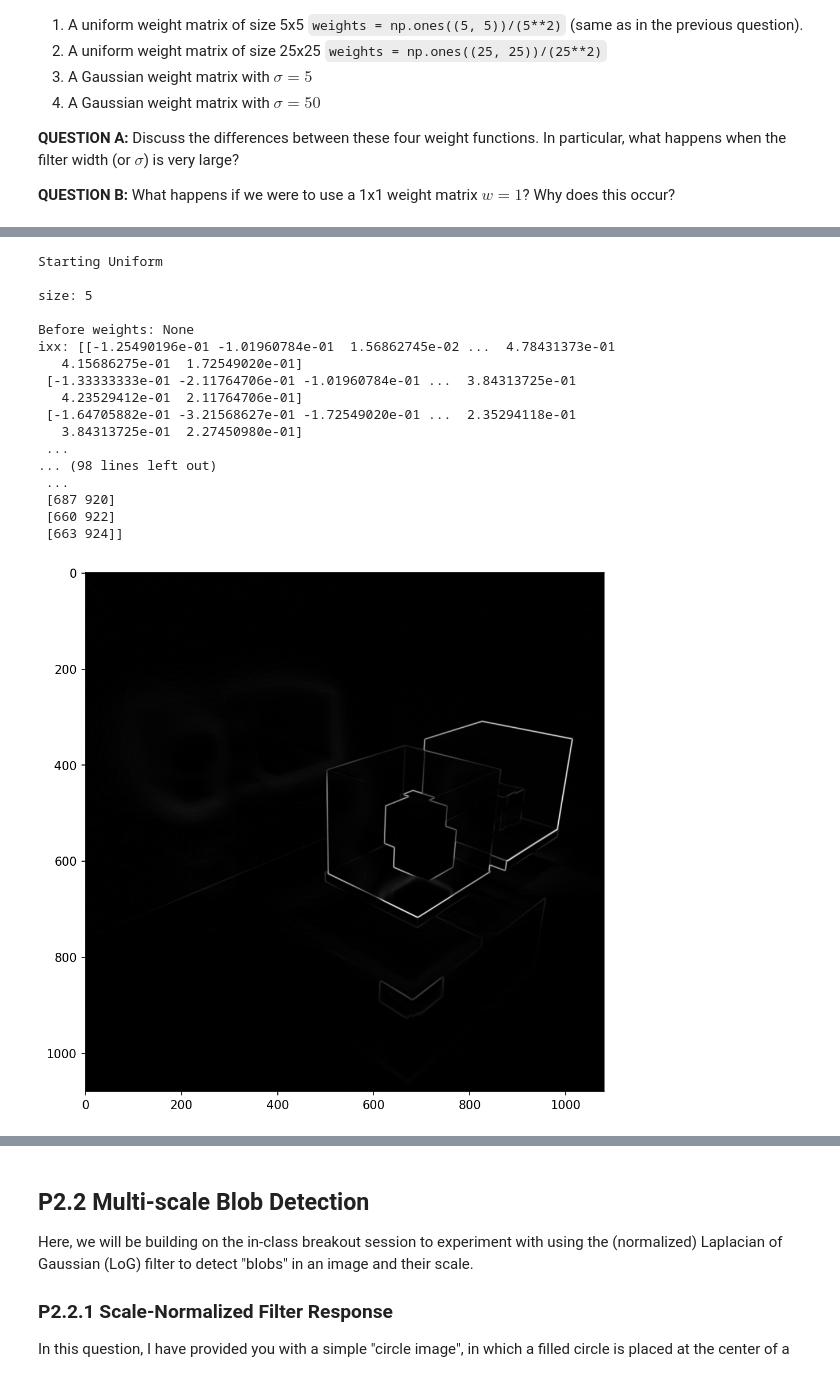
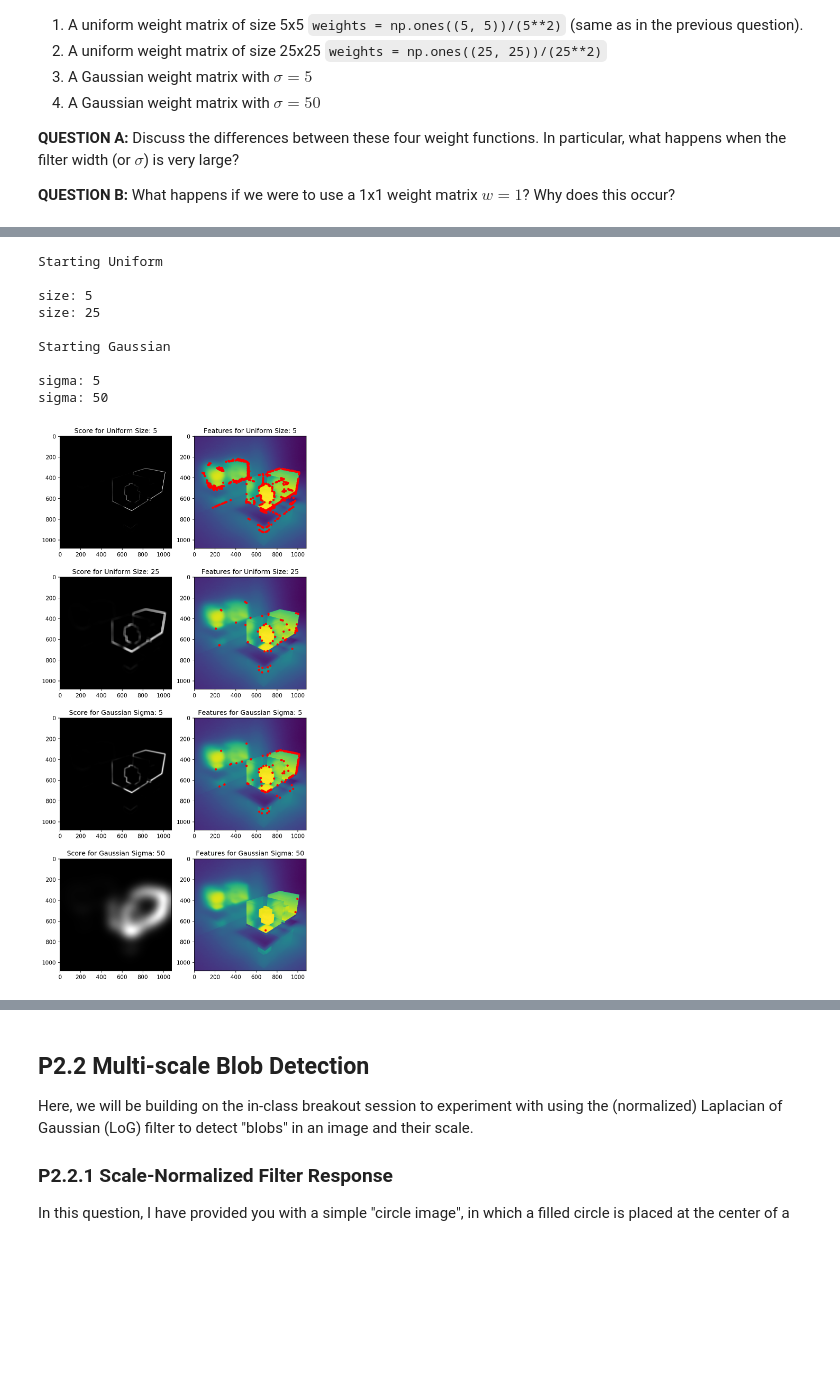
Before and after one commit to 2016bgeyer/Feature-Detection-and-Matching, a Jupyter notebook: P2_features_scale_warping.ipynb, the cells around one changed output, grey strips where cells are left out. Saved outputs shown, nothing was run; the diff lists cells and outputs as text; code cells hidden in the pictures; blank space fills up the shorter version.

Commit message:
Halfway Done on the Writeup

```diff
--- a/P2_features_scale_warping.ipynb
+++ b/P2_features_scale_warping.ipynb
@@ -133,7 +133,10 @@ def p(var, val=None):
 debug = False
 def debug_print(var, val=None):
     if debug:
-        p(var, val)
+        if val:
+            p(var, val)
+        else:
+            print(var)
 
 def cond_print(string, cond=False):
     if cond:
@@ -297,46 +294,79 @@ sigma: 50
 # %%
-### Question 2.1.1 C/D Alternate Scoring Function
+### Question 2.1.1 C/D/E Alternate Scoring Function
 
 # Output Parameters
 
 ix, iy, ix_and_y = sobel_filter(image, 5, False)
 uniform_sizes = [5, 25]
-thresholds = [0.95]
+threshold = 0.95
 in_class_score = False # True by default
-debug = True
+debug = False
 
 
 
+# Generating a 2x4 image for writeup
+fig = plt.figure(figsize=(8, 18), dpi=150)
+count = 1
 
 print('\nStarting Uniform\n')
 for size in uniform_sizes:
     p('size', size)
     ixx, ixy, iyy = uniform_weights(ix, iy, size)
     if debug:
         debug_print('\nAfter Weights')
         debug_print('ixx', ixx)
         debug_print('ixy', ixy)
         debug_print('iyy', iyy)
+
     harris_response_score = score(ixx, ixy, iyy, in_class_score)
     debug_print('harris_response_score', harris_response_score)
-    for t in thresholds:
-        threshold_and_print(harris_response_score, t)
+    points = threshold_and_print(harris_response_score, threshold)
+
+    plt.subplot(4, 2, count)
+    plt.title(f'Score for Uniform Size: {size}')
+    plt.imshow(harris_response_score, cmap='gray')
+
+    plt.subplot(4, 2, count+1)
+    plt.title(f'Features for Uniform Size: {size}')
+    plt.imshow(image)
+    plt.plot(points[:, 0], points[:, 1], 'ro', markersize=3)
+    count +=2
+
+
+
+sigmas = [5, 50]
+
+print('\nStarting Gaussian\n')
+for sigma in sigmas:
+    p('sigma', sigma)
+    ixx, ixy, iyy = gaussian_weights(ix, iy, sigma)
+    debug_print('ixx', ixx)
+    debug_print('ixy', ixy)
+    debug_print('iyy', iyy)
+    harris_response_score = score(ixx, ixy, iyy, in_class_score)
+    debug_print('harris_response_score', harris_response_score)
+    points = threshold_and_print(harris_response_score, threshold)
+
+    plt.subplot(4, 2, count)
+    plt.title(f'Score for Gaussian Sigma: {sigma}')
+    plt.imshow(harris_response_score, cmap='gray')
+
+    plt.subplot(4, 2, count+1)
+    plt.title(f'Features for Gaussian Sigma: {sigma}')
+    plt.imshow(image)
+    plt.plot(points[:, 0], points[:, 1], 'ro', markersize=3)
+
+    count +=2
+
+plt.show()
 # %% [output]
 Starting Uniform
 
 size: 5
+size: 25
 
-Before weights: None
-ixx: [[-1.25490196e-01 -1.01960784e-01  1.56862745e-02 ...  4.78431373e-01
-   4.15686275e-01  1.72549020e-01]
- [-1.33333333e-01 -2.11764706e-01 -1.01960784e-01 ...  3.84313725e-01
-   4.23529412e-01  2.11764706e-01]
- [-1.64705882e-01 -3.21568627e-01 -1.72549020e-01 ...  2.35294118e-01
-   3.84313725e-01  2.27450980e-01]
- ...
-... (98 lines left out)
- ...
- [687 920]
- [660 922]
- [663 924]]
+Starting Gaussian
+
+sigma: 5
+sigma: 50
-[figure, old version]
+[figure, new version]
```
Also changed, not shown: parts of 9 cells of this notebook, 23 other files.
